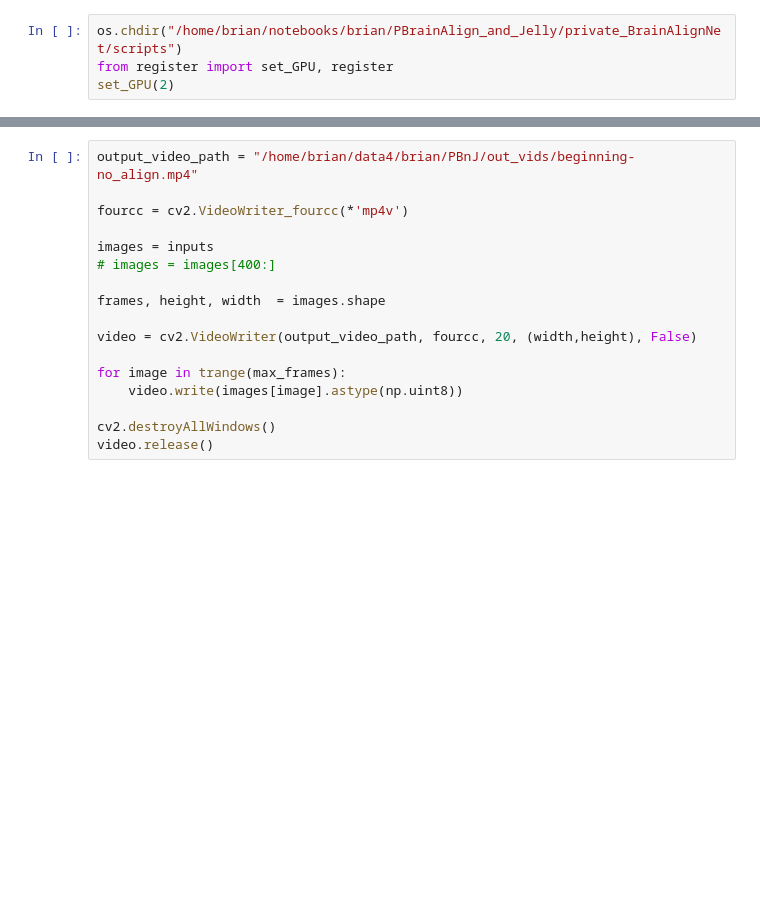
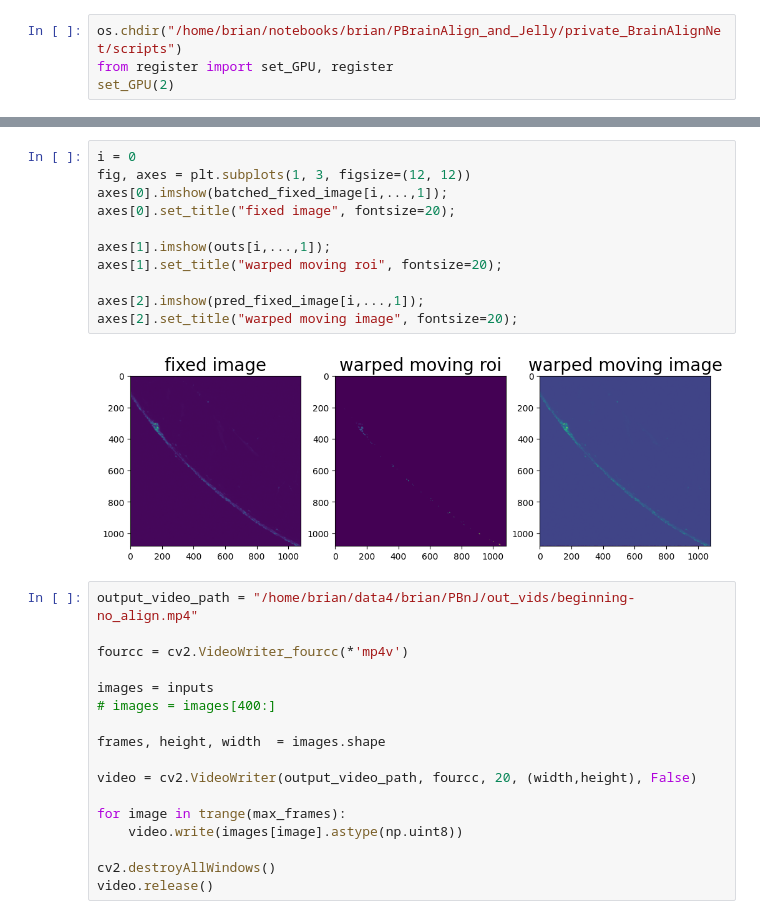
Before and after one commit to flavell-lab/private_BrainAlign_jellyfish, a Jupyter notebook: demo_notebook/alignVideo.ipynb, the cells around one changed output, grey strips where cells are left out. Drawn from its saved outputs; the diff is of its cells as text; blank space fills up the shorter version.

```diff
--- a/demo_notebook/alignVideo.ipynb
+++ b/demo_notebook/alignVideo.ipynb
@@ -131,3 +149,16 @@ import matplotlib
+# %%
+i = 0
+fig, axes = plt.subplots(1, 3, figsize=(12, 12))
+axes[0].imshow(batched_fixed_image[i,...,1]);
+axes[0].set_title("fixed image", fontsize=20);
+
+axes[1].imshow(outs[i,...,1]);
+axes[1].set_title("warped moving roi", fontsize=20);
+
+axes[2].imshow(pred_fixed_image[i,...,1]);
+axes[2].set_title("warped moving image", fontsize=20);
+# %% [output]
+[figure, added]
 # %%
 output_video_path = "/home/brian/data4/brian/PBnJ/out_vids/beginning-no_align.mp4"
 
```
Also changed, not shown: parts of 6 cells of this notebook, 1 other file.
